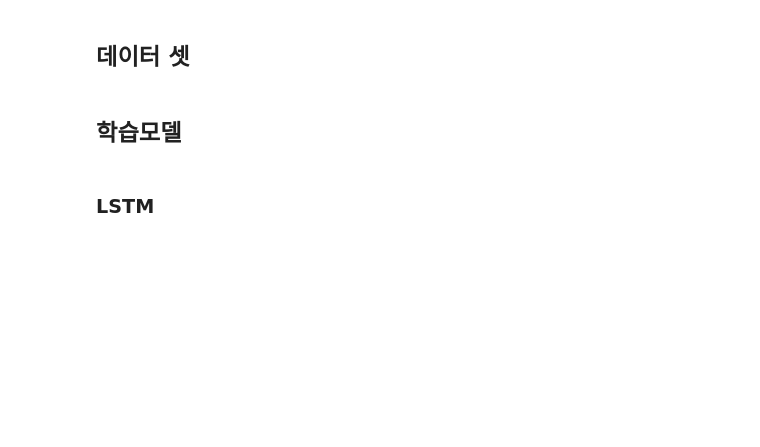
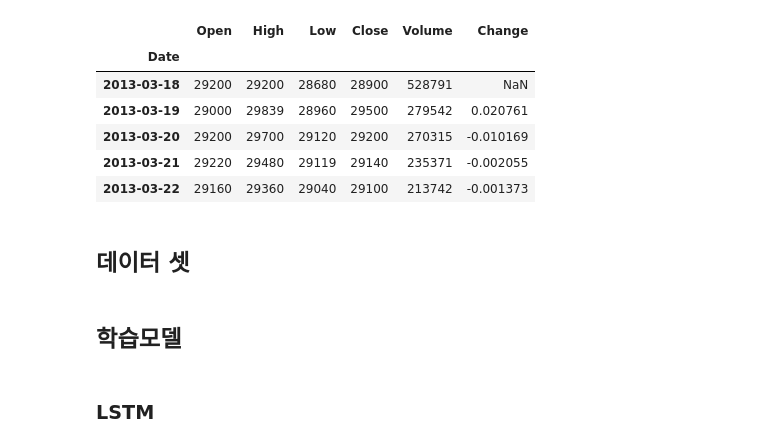
Before and after one commit to nang5587/Pytorch, a Jupyter notebook: python_7(a)_v1.5(q).ipynb, the cells around one changed output. Saved outputs shown, nothing was run; the diff lists cells and outputs as text; code cells hidden in the pictures; blank space fills up the shorter version.

```diff
--- a/python_7(a)_v1.5(q).ipynb
+++ b/python_7(a)_v1.5(q).ipynb
@@ -12,6 +14,17 @@ from sklearn.preprocessing import MinMaxScaler, RobustScaler
 plt.rcParams["font.family"] = "Malgun Gothic"
 plt.rcParams["axes.unicode_minus"] = False
 plt.rcParams["figure.figsize"] = (12, 6)
+# %%
+stock = fdr.DataReader("005930")
+stock.head()
+# %% [output]
+|  | Open | High | Low | Close | Volume | Change |
+| Date |  |  |  |  |  |  |
+| 2013-03-18 | 29200 | 29200 | 28680 | 28900 | 528791 | NaN |
+| 2013-03-19 | 29000 | 29839 | 28960 | 29500 | 279542 | 0.020761 |
+| 2013-03-20 | 29200 | 29700 | 29120 | 29200 | 270315 | -0.010169 |
+| 2013-03-21 | 29220 | 29480 | 29119 | 29140 | 235371 | -0.002055 |
+| 2013-03-22 | 29160 | 29360 | 29040 | 29100 | 213742 | -0.001373 |
 # %% [markdown]
 ## 데이터 셋
 # %%
```
Also changed, not shown: parts of 7 cells of this notebook, 1 other file.
